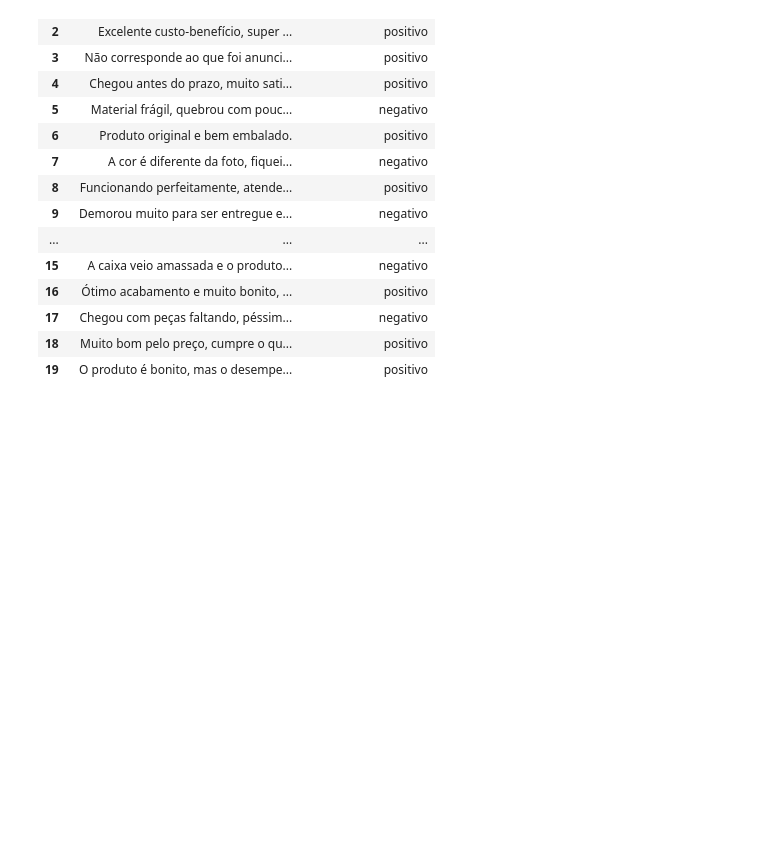
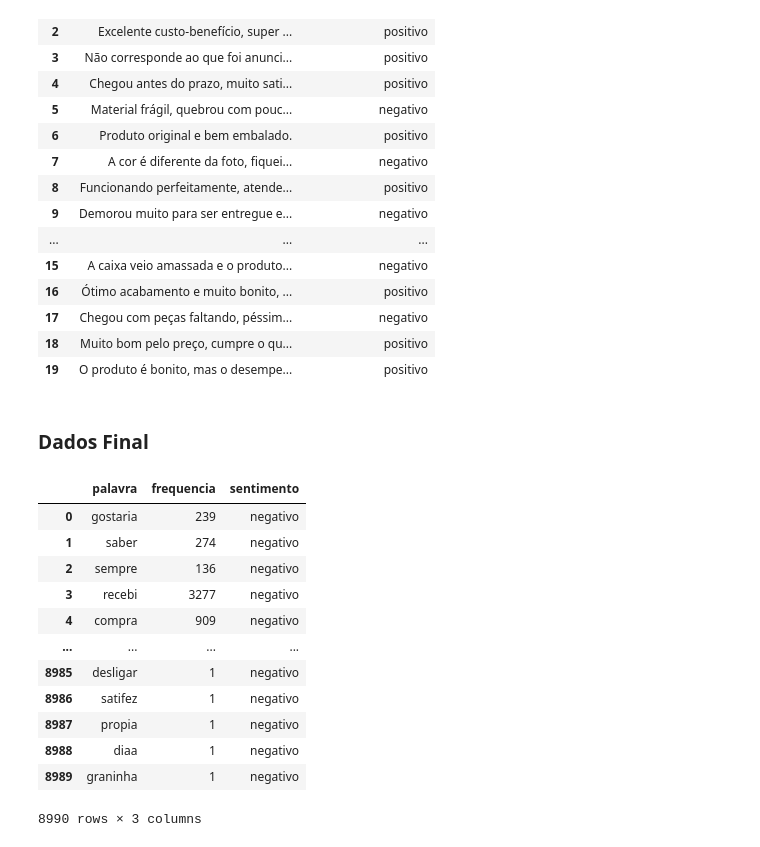
Before and after one commit to LuizinhoXT/Projetos-Fiap, a Jupyter notebook: challenge_ibm/sprint_3/analise_de_sentimentos/analise_de_sentimentos.ipynb, the cells around one changed output. Cells and saved outputs as stored; diff of their text form; code cells hidden in the pictures; blank space fills up the shorter version.

```diff
--- a/challenge_ibm/sprint_3/analise_de_sentimentos/analise_de_sentimentos.ipynb
+++ b/challenge_ibm/sprint_3/analise_de_sentimentos/analise_de_sentimentos.ipynb
@@ -699,4 +699,6 @@ def grafico_frequencia(df,nm_col_ava,sentimento,qty):
     plt.figure(figsize=(20,6))
     ax = sns.barplot(df_frequencia.nlargest(columns='frequencia',n=qty), x='palavra', y='frequencia',color='grey')
     ax.set(ylabel='Contagem')
+
+    return df_frequencia
 # %%
@@ -704,7 +706,7 @@ grafico_frequencia(df_avaliacoes_sem_neutros,'tratamento_sem_radical', "positivo
 # %% [output]
 [figure]
 # %%
-grafico_frequencia(df_avaliacoes_sem_neutros,'tratamento_sem_radical', "negativo",10)
+freq_pal_negativa_trsuted = grafico_frequencia(df_avaliacoes_sem_neutros,'tratamento_sem_radical', "negativo",10)
 # %% [output]
 [figure]
 # %% [markdown]
@@ -824,3 +826,23 @@ predict_model_4_ava_mkt
 predict_model_4_ava_mkt_especifica.to_csv('predict_model_4_ava_mkt_especifica.csv', index=False)
 # %%
 predict_model_4_ava_mkt.to_csv('predict_model_4_ava_mkt.csv', index=False)
+# %% [markdown]
+### Dados Final
+# %%
+freq_pal_negativa_trsuted['sentimento'] = 'negativo'
+# %%
+freq_pal_negativa_trsuted
+# %% [output]
+|  | palavra | frequencia | sentimento |
+| 0 | gostaria | 239 | negativo |
+| 1 | saber | 274 | negativo |
+| 2 | sempre | 136 | negativo |
+| 3 | recebi | 3277 | negativo |
+| 4 | compra | 909 | negativo |
+| ... | ... | ... | ... |
+| 8985 | desligar | 1 | negativo |
+| 8986 | satifez | 1 | negativo |
+| 8987 | propia | 1 | negativo |
+| 8988 | diaa | 1 | negativo |
+| 8989 | graninha | 1 | negativo |
+8990 rows × 3 columns
```
Also changed, not shown: parts of 10 cells of this notebook, 35 other files.
